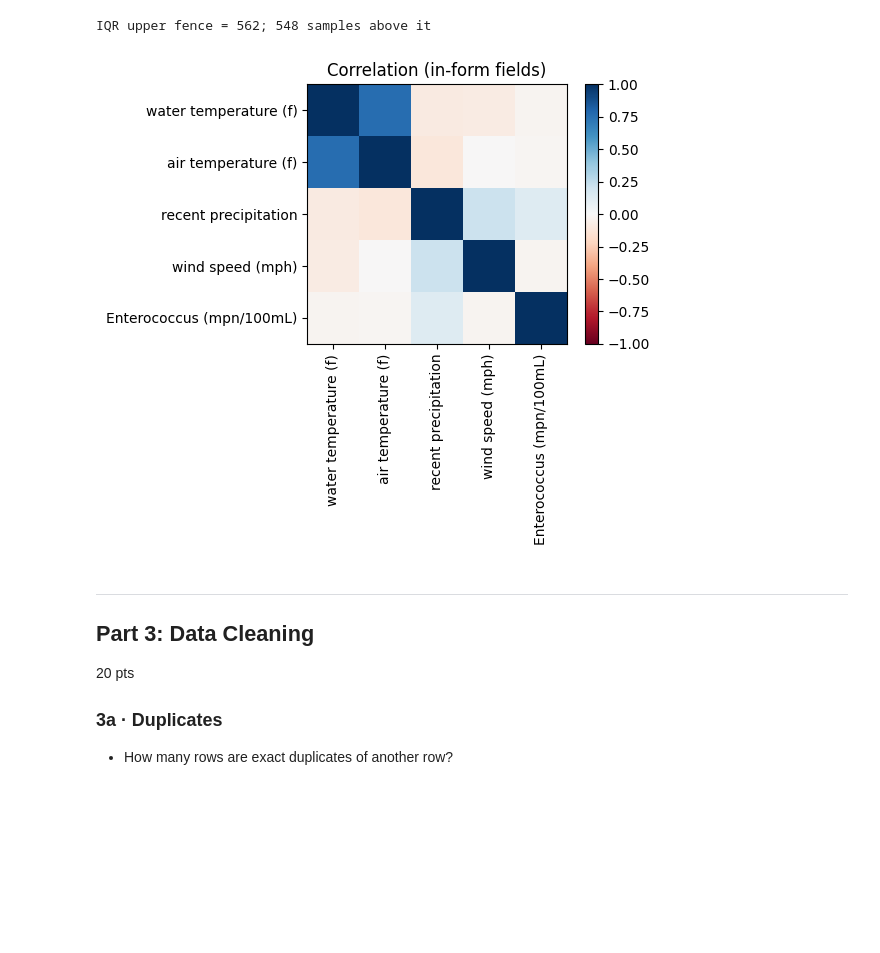
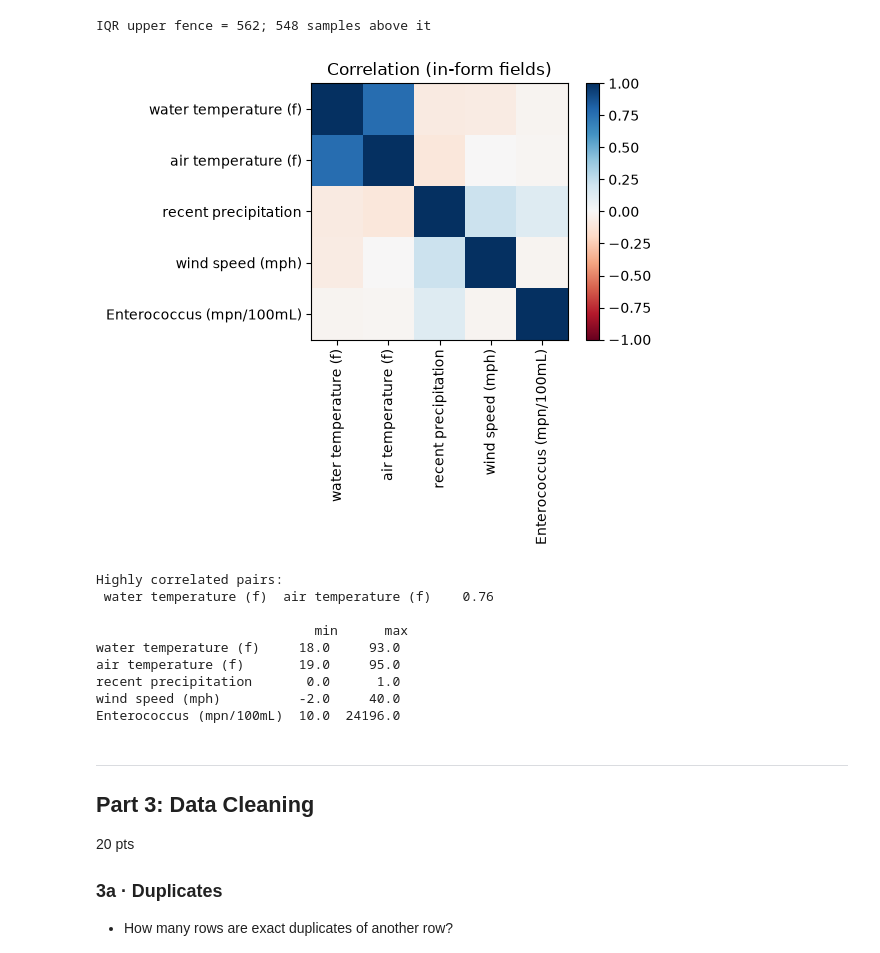
Before and after one commit to aliiilad/Bacteria-Level-Monitor, a Jupyter notebook: notebooks/U02_L050_LRProject.ipynb, the cells around one changed output. Saved outputs shown, nothing was run; the diff lists cells and outputs as text; code cells hidden in the pictures; blank space fills up the shorter version.

```diff
--- a/notebooks/U02_L050_LRProject.ipynb
+++ b/notebooks/U02_L050_LRProject.ipynb
@@ -67,9 +61,26 @@ Saving surfrider_raw.csv to surfrider_raw.csv
+# %%
+# Where the data files come from. This notebook runs in two places:
+#   * Colab   -> the file sits next to the notebook (an upload box opens if it isn't there yet)
+#   * locally -> the file is read straight from the repo's data/raw/ folder
+import os
+
+def find_data(name):
+    for path in [name, os.path.join("..", "data", "raw", name), os.path.join("data", "raw", name)]:
+        if os.path.exists(path):
+            return path
+    try:
+        from google.colab import files      # only exists inside Colab
+    except ImportError:
+        raise FileNotFoundError(f"{name} not found: run from the repo's notebooks/ folder "
+                                "or put the file next to this notebook")
+    files.upload()                          # choose `name` when the upload box appears
+    return name
 # %%
 # Imports and load the raw Surfrider export (one row = one lab result for one site/day).
 import numpy as np
 import pandas as pd
 import matplotlib.pyplot as plt
 
-df = pd.read_csv("surfrider_raw.csv")
+df = pd.read_csv(find_data("surfrider_raw.csv"))
 print(df.shape)
 df.head()
@@ -159,16 +182,48 @@ IQR upper fence = 562; 548 samples above it
 # %%
 # --- 2.5 Relationships among the (few) populated numeric env columns ---
 env = ["water temperature (f)", "air temperature (f)", "recent precipitation",
        "wind speed (mph)", "Enterococcus (mpn/100mL)"]
 num = df[env].apply(pd.to_numeric, errors="coerce")
 corr = num.corr()
-plt.figure(figsize=(6, 5)); plt.imshow(corr, vmin=-1, vmax=1, cmap="copper" if False else "RdBu")
+plt.figure(figsize=(6, 5)); plt.imshow(corr, vmin=-1, vmax=1, cmap="RdBu")
 plt.xticks(range(len(env)), env, rotation=90); plt.yticks(range(len(env)), env)
 plt.colorbar(); plt.title("Correlation (in-form fields)"); plt.tight_layout(); plt.show()
 # The in-form weather fields are sparse and inconsistent, which motivates Part 4:
 # we replace them with a clean, gap-free weather history from Open-Meteo.
+
+# Highly correlated pairs (|r| > 0.7): two columns carrying the same information.
+pairs = corr.where(np.triu(np.ones(corr.shape, dtype=bool), k=1)).stack()
+print("Highly correlated pairs:\n", pairs[pairs.abs() > 0.7].round(2).to_string())
+# water temp vs air temp (r = 0.76) -> we'd keep at most one; 3b(ii) drops both (weak link to
+# bacteria, and Open-Meteo temperature replaces them). Same idea in 4.2: Open-Meteo's rain_sum
+# and precipitation_sum are identical (r = 1.00), so only rain_sum is kept.
+
+# Do any columns need scaling? Yes -- look at how different the ranges are:
+print("\n", num.agg(["min", "max"]).T.to_string())
+# Temperatures are mostly in the 70s-80s °F while enterococcus spans 10 to 24,196. The model's inputs
+# (Open-Meteo rain in mm, temperature in °C, wind in km/h) differ just as much, so the continuous
+# inputs are standardized in Part 4b; y itself gets a log transform instead (2.3).
+# The ranges also expose data-entry errors: ~30 water and ~28 air temperatures of 18-30 "°F"
+# (impossible in Hawaii -- almost certainly °C typed into a °F box) and 6 negative wind speeds
+# (-0.1 and -2 mph; a speed can't be negative, so these are codes for "calm / not measured").
+# All three columns are dropped in 3b(ii), so these errors never reach the model.
+
+# Feature count: the export has 38 columns; we narrow to 7 inputs (site, tide + 5 Open-Meteo
+# weather features; keep/drop reasons per column in 3b-ii). Impact: with ~1,250 rows, fewer
+# features means less overfitting and weights we can actually interpret. The cost is that any
+# signal in the dropped columns (e.g. the volunteer's "current weather" note) is lost, so the
+# model can only explain part of y.
 # %% [output]
-[figure, old version]
+[figure, new version]
+Highly correlated pairs:
+ water temperature (f)  air temperature (f)    0.76
+
+                            min      max
+water temperature (f)     18.0     93.0
+air temperature (f)       19.0     95.0
+recent precipitation       0.0      1.0
+wind speed (mph)          -2.0     40.0
+Enterococcus (mpn/100mL)  10.0  24196.0
 # %% [markdown]
 ---
 ## Part 3: Data Cleaning
```
Also changed, not shown: parts of 29 cells of this notebook, 1 other file.
